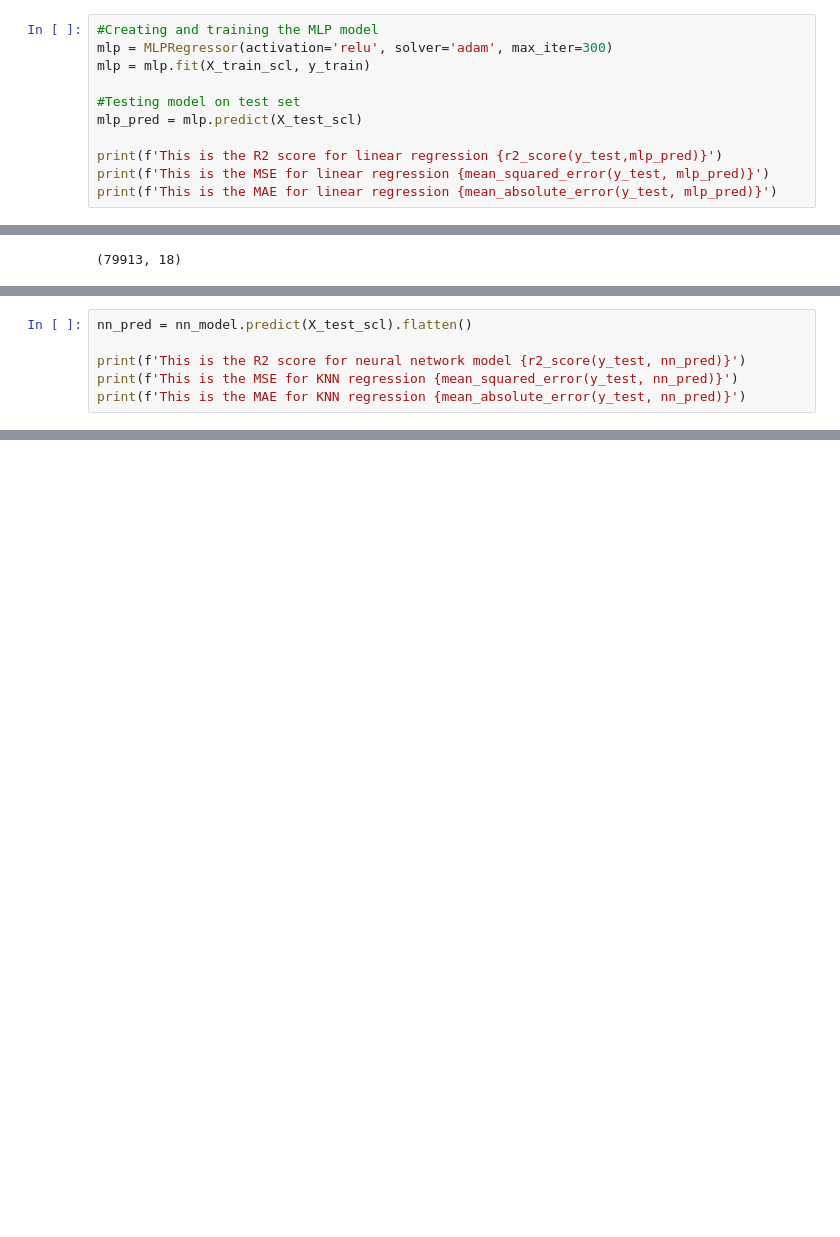
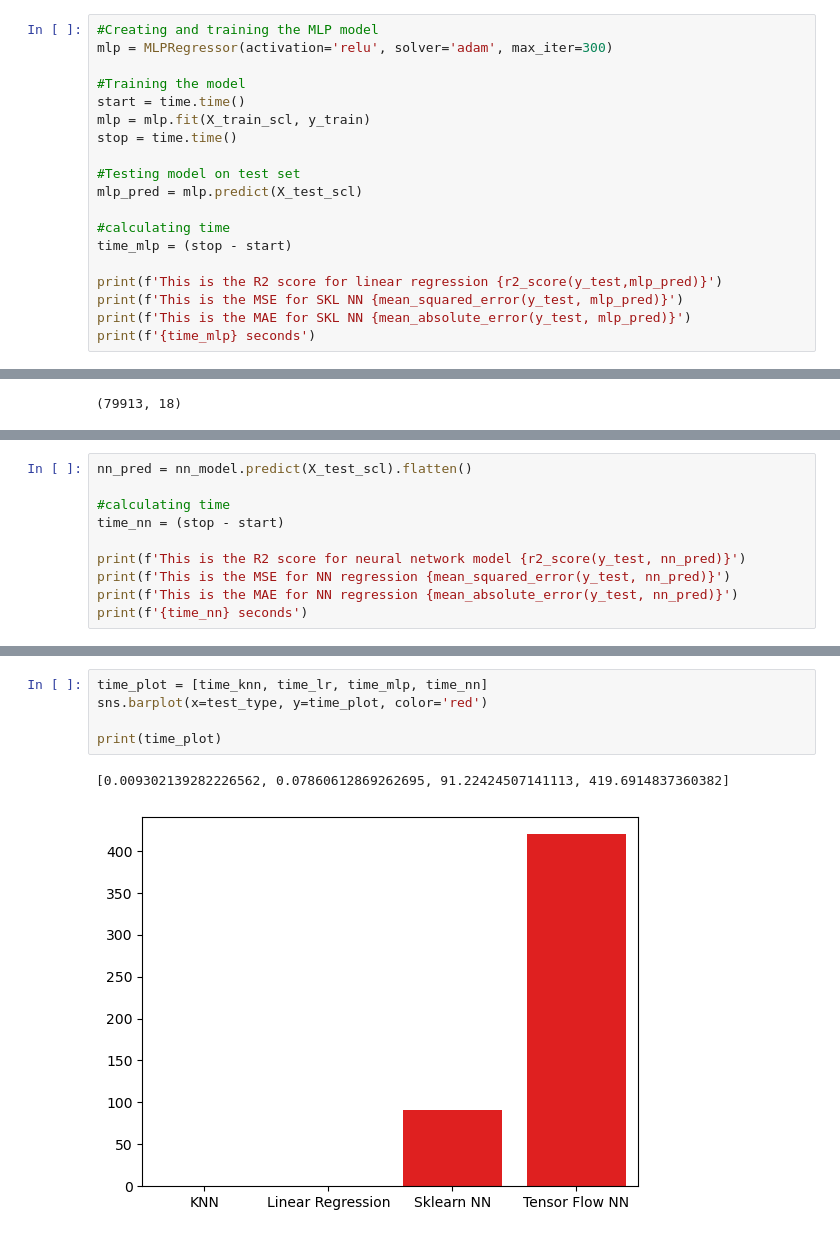
Before and after one commit to Bmar04/CERNElectronCollisionMassPrediction, a Jupyter notebook: Main.ipynb, the cells around one changed output, grey strips where cells are left out. Saved outputs shown, nothing was run; the diff lists cells and outputs as text; blank space fills up the shorter version.

```diff
--- a/Main.ipynb
+++ b/Main.ipynb
@@ -217,12 +235,20 @@ No artists with labels found to put in legend.  Note that artists whose label st
 # %%
 #Creating and training the MLP model
 mlp = MLPRegressor(activation='relu', solver='adam', max_iter=300)
+
+#Training the model
+start = time.time()
 mlp = mlp.fit(X_train_scl, y_train)
+stop = time.time()
 
 #Testing model on test set
 mlp_pred = mlp.predict(X_test_scl)
 
+#calculating time
+time_mlp = (stop - start)
+
 print(f'This is the R2 score for linear regression {r2_score(y_test,mlp_pred)}')
-print(f'This is the MSE for linear regression {mean_squared_error(y_test, mlp_pred)}')
-print(f'This is the MAE for linear regression {mean_absolute_error(y_test, mlp_pred)}')
+print(f'This is the MSE for SKL NN {mean_squared_error(y_test, mlp_pred)}')
+print(f'This is the MAE for SKL NN {mean_absolute_error(y_test, mlp_pred)}')
+print(f'{time_mlp} seconds')
 # %% [output]
@@ -313,7 +324,11 @@ Epoch 100/100
 # %%
 nn_pred = nn_model.predict(X_test_scl).flatten()
 
+#calculating time
+time_nn = (stop - start)
+
 print(f'This is the R2 score for neural network model {r2_score(y_test, nn_pred)}')
-print(f'This is the MSE for KNN regression {mean_squared_error(y_test, nn_pred)}')
-print(f'This is the MAE for KNN regression {mean_absolute_error(y_test, nn_pred)}')
+print(f'This is the MSE for NN regression {mean_squared_error(y_test, nn_pred)}')
+print(f'This is the MAE for NN regression {mean_absolute_error(y_test, nn_pred)}')
+print(f'{time_nn} seconds')
 # %% [output]
@@ -349,0 +387,8 @@ plt.legend()
+# %%
+time_plot = [time_knn, time_lr, time_mlp, time_nn]
+sns.barplot(x=test_type, y=time_plot, color='red')
+
+print(time_plot)
+# %% [output]
+[0.009302139282226562, 0.07860612869262695, 91.22424507141113, 419.6914837360382]
+[figure, added]
```
Also changed, not shown: parts of 19 cells of this notebook.
